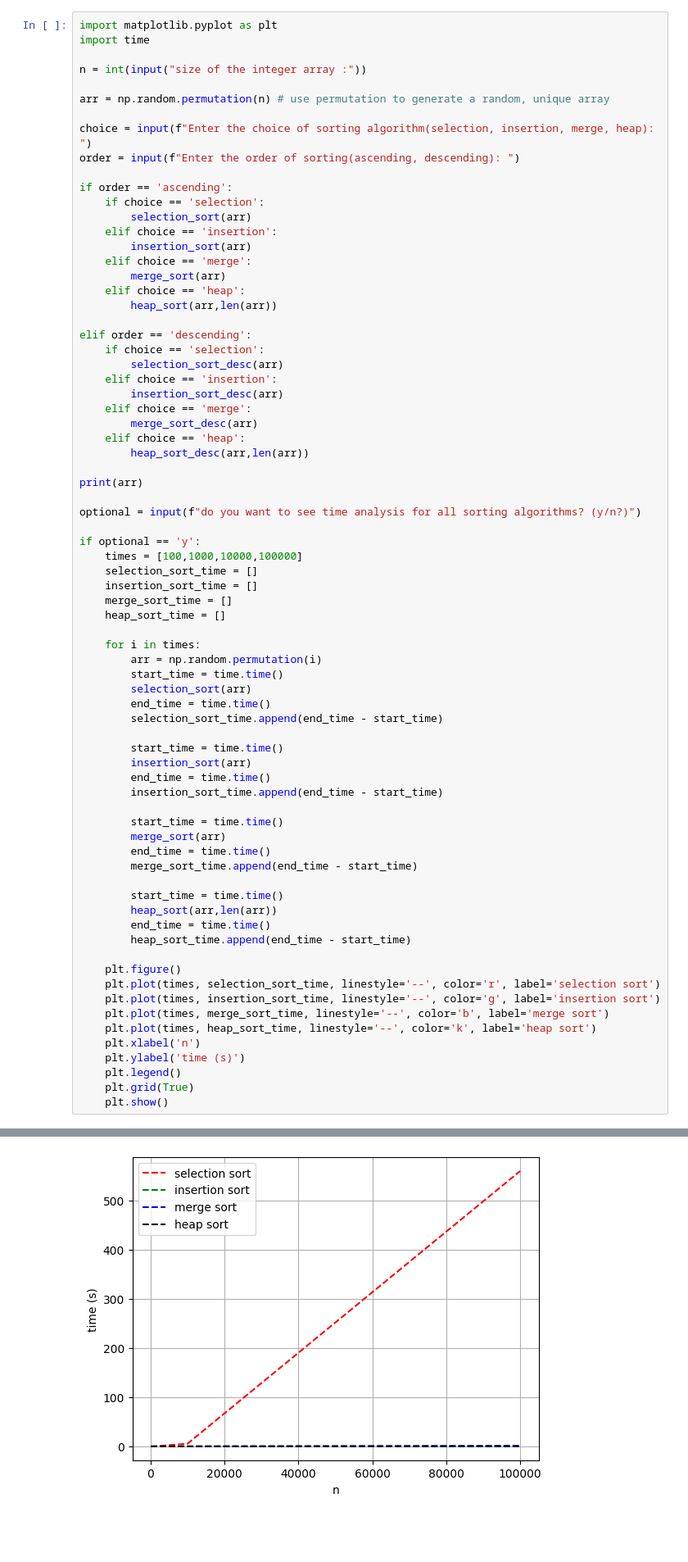
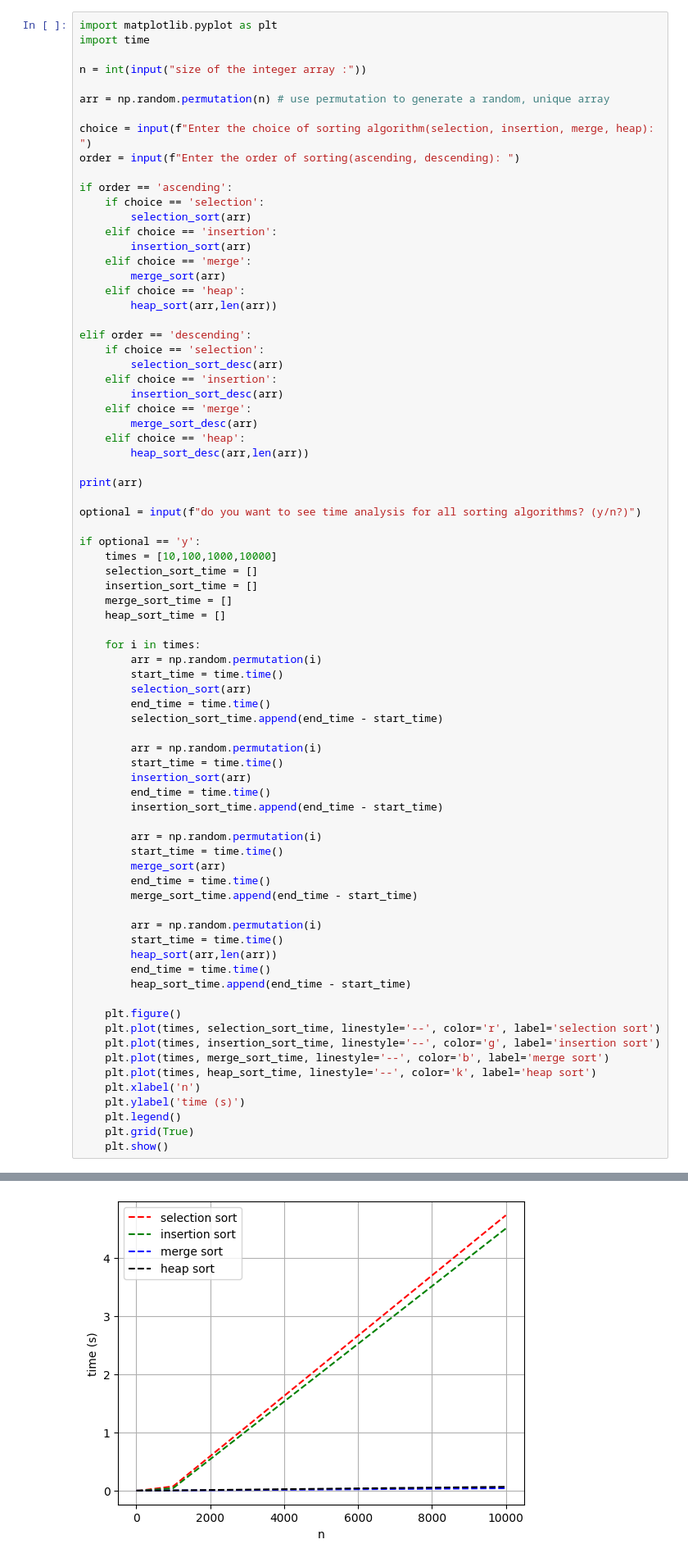
Before and after one commit to kocory1/algorithm, a Jupyter notebook: src/assignment1/ass1.ipynb, the cells around one changed output, grey strips where cells are left out. Shown at 82% size. Cells and saved outputs as stored; diff of their text form; blank space fills up the shorter version.

```diff
--- a/src/assignment1/ass1.ipynb
+++ b/src/assignment1/ass1.ipynb
@@ -329,7 +329,7 @@ print(arr)
 optional = input(f"do you want to see time analysis for all sorting algorithms? (y/n?)")
 
 if optional == 'y':
-    times = [100,1000,10000,100000]
+    times = [10,100,1000,10000]
     selection_sort_time = []
     insertion_sort_time = []
     merge_sort_time = []
@@ -342,34 +342,37 @@ if optional == 'y':
         end_time = time.time()
         selection_sort_time.append(end_time - start_time)
 
+        arr = np.random.permutation(i)
         start_time = time.time()
         insertion_sort(arr)
         end_time = time.time()
         insertion_sort_time.append(end_time - start_time)
 
+        arr = np.random.permutation(i)
         start_time = time.time()
         merge_sort(arr)
         end_time = time.time()
         merge_sort_time.append(end_time - start_time)
 
+        arr = np.random.permutation(i)
         start_time = time.time()
         heap_sort(arr,len(arr))
         end_time = time.time()
         heap_sort_time.append(end_time - start_time)
 
     plt.figure()
     plt.plot(times, selection_sort_time, linestyle='--', color='r', label='selection sort')
     plt.plot(times, insertion_sort_time, linestyle='--', color='g', label='insertion sort')
     plt.plot(times, merge_sort_time, linestyle='--', color='b', label='merge sort')
     plt.plot(times, heap_sort_time, linestyle='--', color='k', label='heap sort')
     plt.xlabel('n')
     plt.ylabel('time (s)')
     plt.legend()
     plt.grid(True)
     plt.show()
 # %% [output]
 [0 1 2 3 4 5 6 7 8 9]
-[figure, old version]
+[figure, new version]
 # %%
 print(selection_sort_time)
 print(insertion_sort_time)
```
Also changed, not shown: 1 other file.
